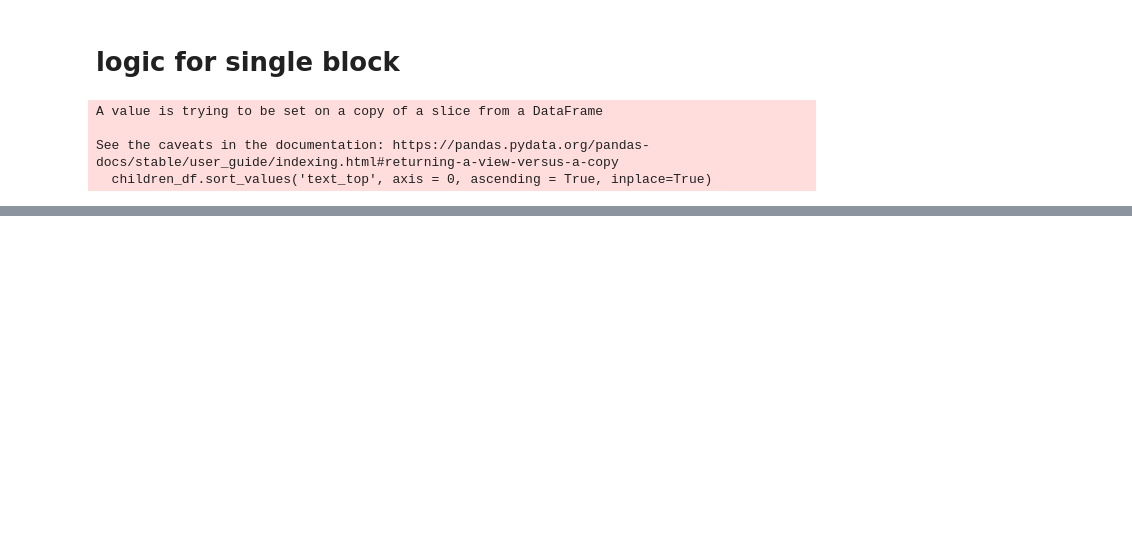
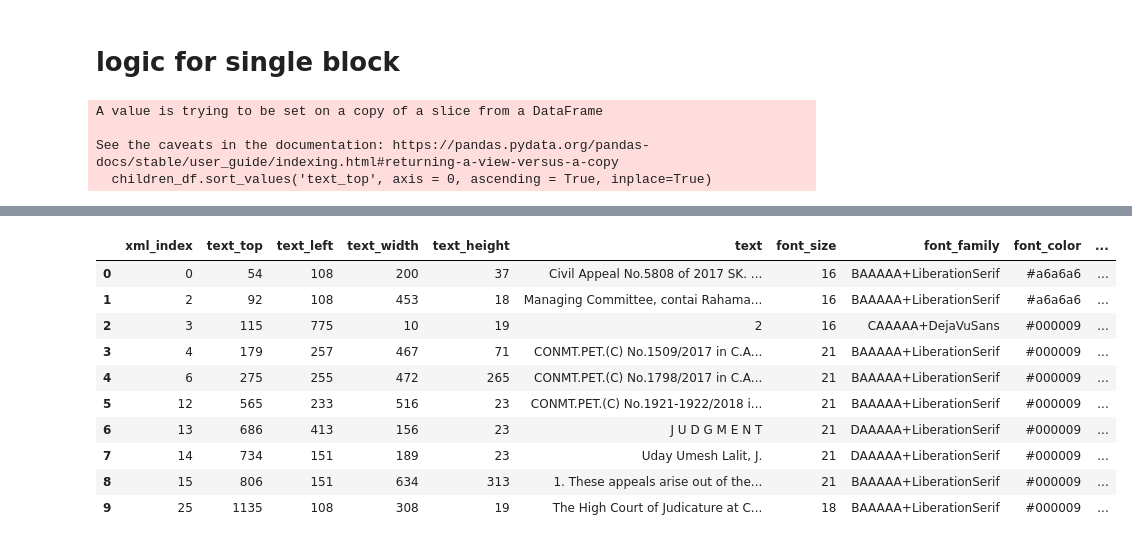
Before and after one commit to kumardeepak/document-structure, a Jupyter notebook: notebooks/DOCUMENT_STRUCTURE_NARESH.ipynb, the cells around one changed output, grey strips where cells are left out. Drawn from its saved outputs; the diff is of its cells as text; code cells hidden in the pictures; blank space fills up the shorter version.

```diff
--- a/notebooks/DOCUMENT_STRUCTURE_NARESH.ipynb
+++ b/notebooks/DOCUMENT_STRUCTURE_NARESH.ipynb
@@ -146,0 +147,14 @@ draw_box(img_filepath, page_width, page_height, p_df, color='red')
+# %%
+p_df
+# %% [output]
+|  | xml_index | text_top | text_left | text_width | text_height | text | font_size | font_family | font_color | ... |
+| 0 | 0 | 54 | 108 | 200 | 37 | Civil Appeal No.5808 of 2017 SK. ... | 16 | BAAAAA+LiberationSerif | #a6a6a6 | ... |
+| 1 | 2 | 92 | 108 | 453 | 18 | Managing Committee, contai Rahama... | 16 | BAAAAA+LiberationSerif | #a6a6a6 | ... |
+| 2 | 3 | 115 | 775 | 10 | 19 | 2 | 16 | CAAAAA+DejaVuSans | #000009 | ... |
+| 3 | 4 | 179 | 257 | 467 | 71 | CONMT.PET.(C) No.1509/2017 in C.A... | 21 | BAAAAA+LiberationSerif | #000009 | ... |
+| 4 | 6 | 275 | 255 | 472 | 265 | CONMT.PET.(C) No.1798/2017 in C.A... | 21 | BAAAAA+LiberationSerif | #000009 | ... |
+| 5 | 12 | 565 | 233 | 516 | 23 | CONMT.PET.(C) No.1921-1922/2018 i... | 21 | BAAAAA+LiberationSerif | #000009 | ... |
+| 6 | 13 | 686 | 413 | 156 | 23 | J U D G M E N T | 21 | DAAAAA+LiberationSerif | #000009 | ... |
+| 7 | 14 | 734 | 151 | 189 | 23 | Uday Umesh Lalit, J. | 21 | DAAAAA+LiberationSerif | #000009 | ... |
+| 8 | 15 | 806 | 151 | 634 | 313 | 1. These appeals arise out of the... | 21 | BAAAAA+LiberationSerif | #000009 | ... |
+| 9 | 25 | 1135 | 108 | 308 | 19 | The High Court of Judicature at C... | 18 | BAAAAA+LiberationSerif | #000009 | ... |
```
Also changed, not shown: parts of 5 cells of this notebook, 1 other file.
